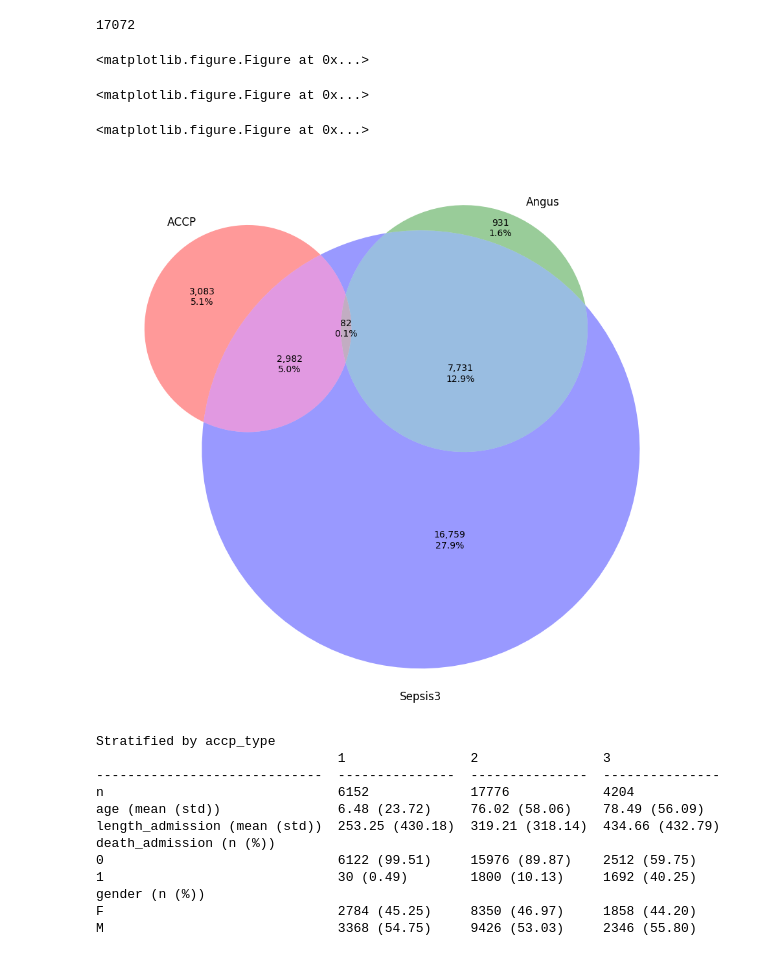
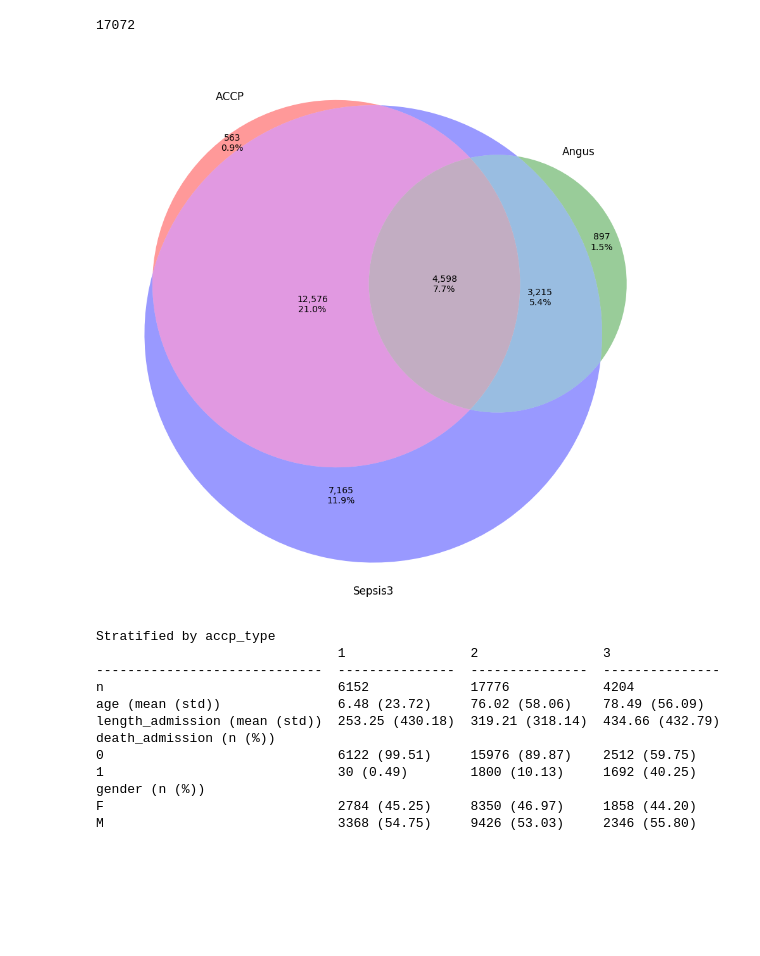
Before and after one commit to parisni/mimic, a Jupyter notebook: mimic3/ANGUS2013/sepsis.ipynb, the cells around one changed output. Saved outputs shown, nothing was run; the diff lists cells and outputs as text; code cells hidden in the pictures; blank space fills up the shorter version.

Commit message:
bug + refresh plot

```diff
--- a/mimic3/ANGUS2013/sepsis.ipynb
+++ b/mimic3/ANGUS2013/sepsis.ipynb
@@ -94,7 +95,7 @@ f1=open('jero_angus.sql', 'w+')
 f1.write(angus)
 f1.close()
 # %%
-angus = get_data('SELECT distinct hadm_id FROM sepsis.sepsis_angus')
+angus = get_data('SELECT hadm_id FROM sepsis.angus_deliberation')
 angus = set(angus['hadm_id'])
 # %%
 # ACCP_SEVERE:
@@ -141,17 +137,14 @@ sepsis3 = set(sepsis3['hadm_id'])
 # %%
 import pylab as plt
 from matplotlib_venn import venn3
 plt.figure(figsize=[16,16])
 plt.rcParams.update({'font.size': 14})
-venn3([accp_simple, angus, sepsis3], ('ACCP', 'Angus', 'Sepsis3'),
+venn3([accp_severe, angus, sepsis3], ('ACCP', 'Angus', 'Sepsis3'),
 subset_label_formatter=lambda x: '{:,}\n{:2.1f}%'.format(x, x*100.0/60000))
 plt.savefig('sepsis3-venn.png')
 plt.show()
 # %% [output]
-<matplotlib.figure.Figure at 0x...>
-<matplotlib.figure.Figure at 0x...>
-<matplotlib.figure.Figure at 0x...>
-[figure, old version]
+[figure, new version]
 # %%
 #### from tableone import TableOne
 data = get_data( \
```
Also changed, not shown: parts of 3 cells of this notebook, 3 other files.
